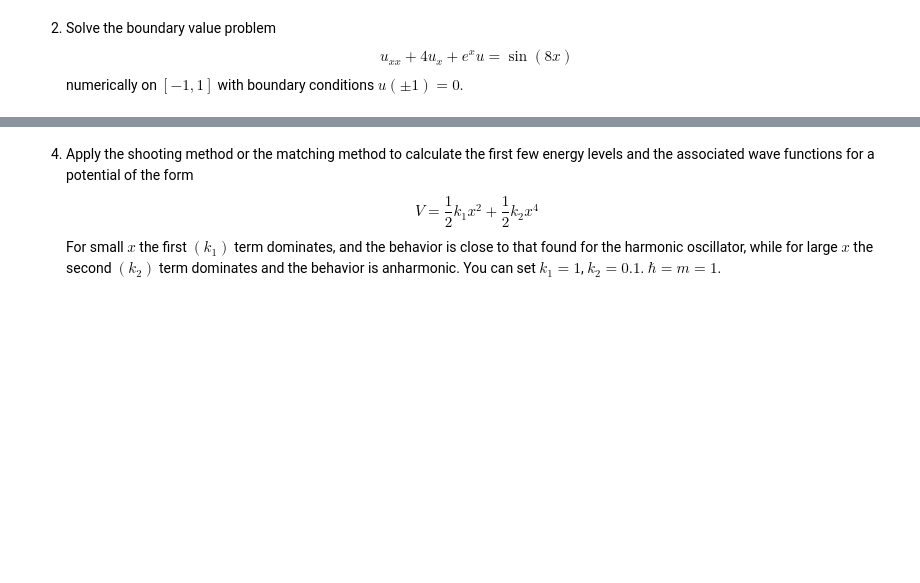
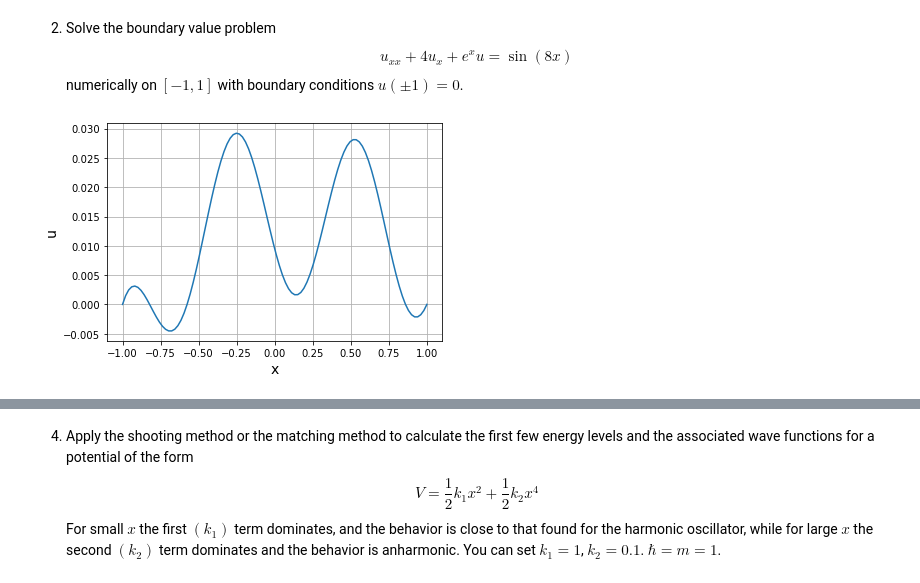
Before and after one commit to Little-old-brother-team/GroupWork, a Jupyter notebook: Week15/Week15.ipynb, the cells around one changed output, grey strips where cells are left out. Saved outputs shown, nothing was run; the diff lists cells and outputs as text; code cells hidden in the pictures; blank space fills up the shorter version.

```diff
--- a/Week15/Week15.ipynb
+++ b/Week15/Week15.ipynb
@@ -13,3 +13,35 @@
     u_{xx} + 4u_x + e^xu = \sin(8x)
     $$
    numerically on $[-1, 1]$ with boundary conditions $u(\pm1) = 0$.
+# %%
+#by zhangxi
+
+import numpy as np
+import matplotlib.pyplot as plt
+%matplotlib inline
+
+x = np.linspace(-1,1,100)
+dx = (x[-1]-x[0])/len(x)
+x0 = x
+x = x[1:-1]
+b = np.sin(8*x)*dx**2
+
+# 利用差分公式构造矩阵
+dig = -2 + np.exp(x)*dx**2
+A = np.diag(dig)
+dig = (1-2*dx)*np.ones(len(x)-1)
+A += np.diag(dig,-1)
+dig = (1+2*dx)*np.ones(len(x)-1)
+A += np.diag(dig,1)
+
+
+u = np.linalg.solve(A,b)
+u = np.append([0],u)
+u = np.append(u,[0])
+plt.plot(x0,u)
+plt.grid('on')
+plt.xlabel('x',fontsize=14)
+plt.ylabel('u',fontsize = 14)
+plt.show()
+# %% [output]
+[figure, added]
```
Also changed, not shown: parts of 6 cells of this notebook.
